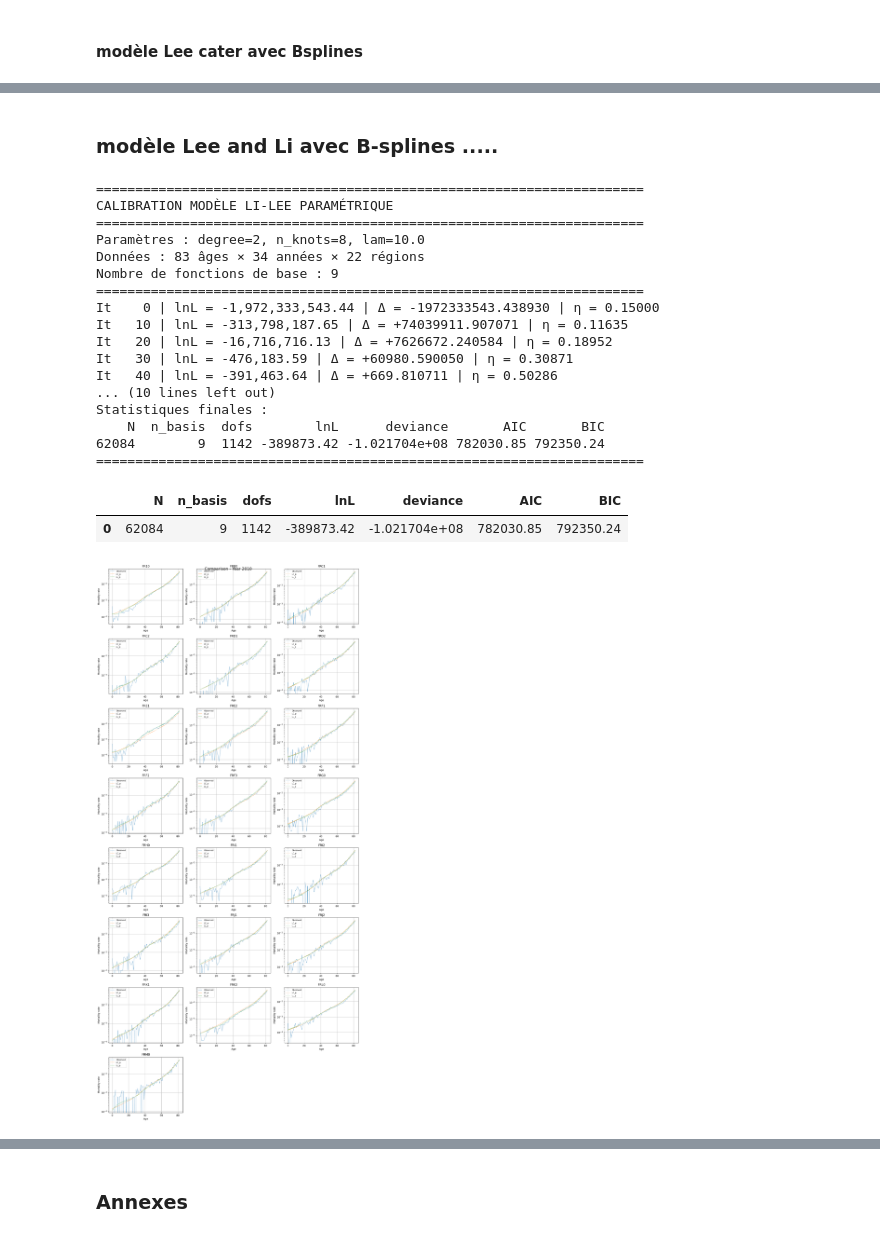
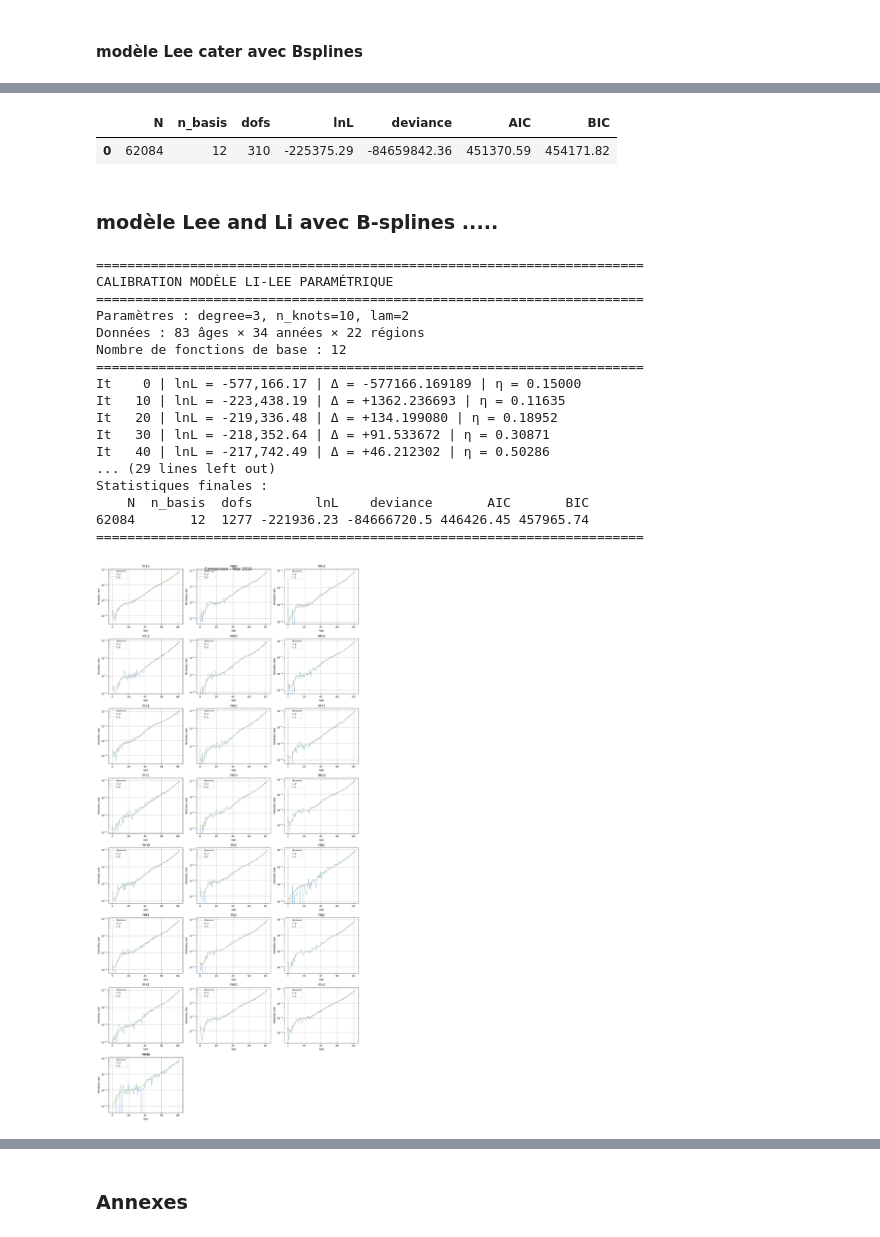
Before and after one commit to detralytics/morta_nuts2, a Jupyter notebook: notebook/exploration.ipynb, the cells around one changed output, grey strips where cells are left out. Saved outputs shown, nothing was run; the diff lists cells and outputs as text; code cells hidden in the pictures.

```diff
--- a/notebook/exploration.ipynb
+++ b/notebook/exploration.ipynb
@@ -205,0 +149,4 @@ kappa_init = np.zeros(len(tv))
+# %%
+
+ax_coef_init, bx_coef_init, kappa_init = lcp_bspline_initialisation(
+    Dxtg, Extg, xv, degree, n_knots)
@@ -237,15 +208,20 @@ import matplotlib.pyplot as plt
+# %%
+result_lcp['fit_statistics']
+# %% [output]
+|  | N | n_basis | dofs | lnL | deviance | AIC | BIC |
+| 0 | 62084 | 12 | 310 | -225375.29 | -84659842.36 | 451370.59 | 454171.82 |
 # %% [markdown]
 ### modèle Lee and Li avec B-splines .....
 # %%
-degree = 2
-n_knots = 8
+# degree = 3
+# n_knots = 10
 
-# Construction base spline pour connaître n_basis
-B, knots, n_basis = make_bspline_basis(xv, degree, n_knots)
+# # Construction base spline pour connaître n_basis
+# B, knots, n_basis = make_bspline_basis(xv, degree, n_knots)
 
-alpha_coef_init = np.zeros((nb_regions, n_basis))
-beta_coef_init = np.zeros(n_basis)
-beta_g_coef_init = np.zeros((nb_regions, n_basis))
+# alpha_coef_init = np.ones((nb_regions, n_basis))
+# beta_coef_init = np.ones(n_basis)
+# beta_g_coef_init = np.ones((nb_regions, n_basis))
 
-kappa_init = np.zeros(nb_years)
-kappa_g_init = np.zeros((nb_regions, nb_years))
+# kappa_init = np.ones(nb_years)
+# kappa_g_init = np.ones((nb_regions, nb_years))
@@ -260,33 +253,29 @@ resultat_llp = LiLee_p_fit(
     Dxtg,
     xv,
     tv,
-    degree=2,
-    n_knots=8,
-    lam=10.0,
+    degree=degree,
+    n_knots=n_knots,
+    lam=2,
     diff_order=2,
-    nb_iter=500,
+    nb_iter=5000,
+    tol=1e-6,
     verbose=True
 )
 # %% [output]
 ======================================================================
 CALIBRATION MODÈLE LI-LEE PARAMÉTRIQUE
 ======================================================================
-Paramètres : degree=2, n_knots=8, lam=10.0
+Paramètres : degree=3, n_knots=10, lam=2
 Données : 83 âges × 34 années × 22 régions
-Nombre de fonctions de base : 9
+Nombre de fonctions de base : 12
 ======================================================================
-It    0 | lnL = -1,972,333,543.44 | Δ = -1972333543.438930 | η = 0.15000
-It   10 | lnL = -313,798,187.65 | Δ = +74039911.907071 | η = 0.11635
-It   20 | lnL = -16,716,716.13 | Δ = +7626672.240584 | η = 0.18952
-It   30 | lnL = -476,183.59 | Δ = +60980.590050 | η = 0.30871
-It   40 | lnL = -391,463.64 | Δ = +669.810711 | η = 0.50286
-... (10 lines left out)
+It    0 | lnL = -577,166.17 | Δ = -577166.169189 | η = 0.15000
+It   10 | lnL = -223,438.19 | Δ = +1362.236693 | η = 0.11635
+It   20 | lnL = -219,336.48 | Δ = +134.199080 | η = 0.18952
+It   30 | lnL = -218,352.64 | Δ = +91.533672 | η = 0.30871
+It   40 | lnL = -217,742.49 | Δ = +46.212302 | η = 0.50286
+... (29 lines left out)
 Statistiques finales :
-    N  n_basis  dofs        lnL      deviance       AIC       BIC
-62084        9  1142 -389873.42 -1.021704e+08 782030.85 792350.24
+    N  n_basis  dofs        lnL    deviance       AIC       BIC
+62084       12  1277 -221936.23 -84666720.5 446426.45 457965.74
 ======================================================================
-# %%
-resultat_llp["curves"]
-# %% [output]
-|  | N | n_basis | dofs | lnL | deviance | AIC | BIC |
-| 0 | 62084 | 9 | 1142 | -389873.42 | -1.021704e+08 | 782030.85 | 792350.24 |
@@ -296,5 +287,4 @@ curves = {
     "Observed": mu_obs,
     #"LC": mu_hat_lc,
     "LC_p": result_lcp["fitted_values"]["mu"],
-    "LL_p": resultat_llp["fitted_values"]["mu"]
-}
+    "LL_p": resultat_llp["fitted_values"]["mu"]}
@@ -370,10 +291,9 @@ def plot_models_by_region(
 # %%
 plot_models_by_region(
-    x_values=xv,
-    curves_dict=curves,
-    year_to_plot=2010,
-    tv=tv,
-    regions=regions
-)
+                    x_values=xv,
+                    curves_dict=curves,
+                    year_to_plot=2010,
+                    tv=tv,
+                    regions=regions)
 # %% [output]
-[figure, old version]
+[figure, new version]
```
Also changed, not shown: parts of 53 cells of this notebook, 11 other files.
